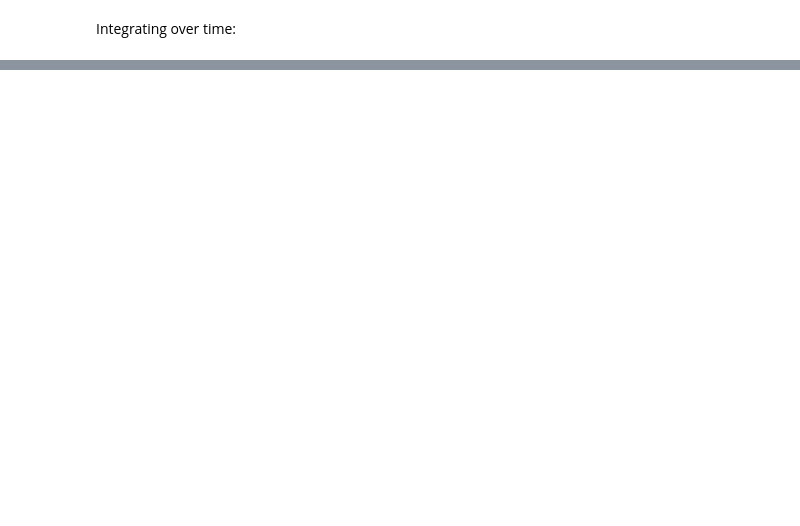
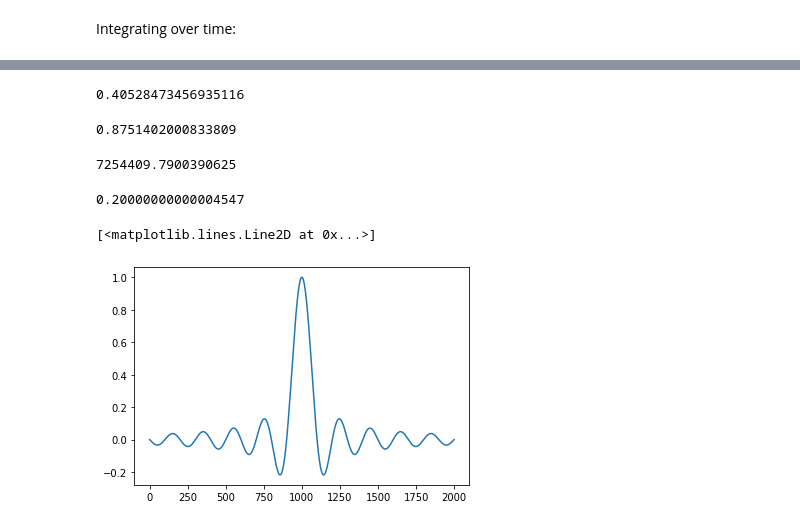
Before and after one commit to bbrzycki/setigen, a Jupyter notebook: jupyter-notebooks/voltage/03_fine_channelization.ipynb, the cells around one changed output, grey strips where cells are left out. Drawn from its saved outputs; the diff is of its cells as text; code cells hidden in the pictures; blank space fills up the shorter version.

```diff
--- a/jupyter-notebooks/voltage/03_fine_channelization.ipynb
+++ b/jupyter-notebooks/voltage/03_fine_channelization.ipynb
@@ -694,0 +1332,27 @@ plt.plot((np.abs(h)**2)[:fftlength]+(np.abs(h)**2)[:fftlength][::-1])
+# %%
+np.sinc(0.5)**2
+# %% [output]
+0.40528473456935116
+# %%
+np.sinc(0.2)**2
+# %% [output]
+0.8751402000833809
+# %%
+f = chan_bw / fftlength * (int(fftlength * (2 + i/20+0.025 - 0.5))+0.8)
+f
+# %% [output]
+7254409.7900390625
+# %%
+# Go from frequency to proper input to get sinc**2 contribution to signal power
+frac = np.modf(f / (chan_bw / fftlength))[0]
+np.min([frac, 1 - frac])
+# %% [output]
+0.20000000000004547
+# %%
+x = np.linspace(-10, 10, 2000)
+s = np.sinc(x)**1
+
+plt.plot(s)
+# %% [output]
+[<matplotlib.lines.Line2D at 0x...>]
+[figure, added]
```
Also changed, not shown: parts of 166 cells of this notebook, 2 other files.
